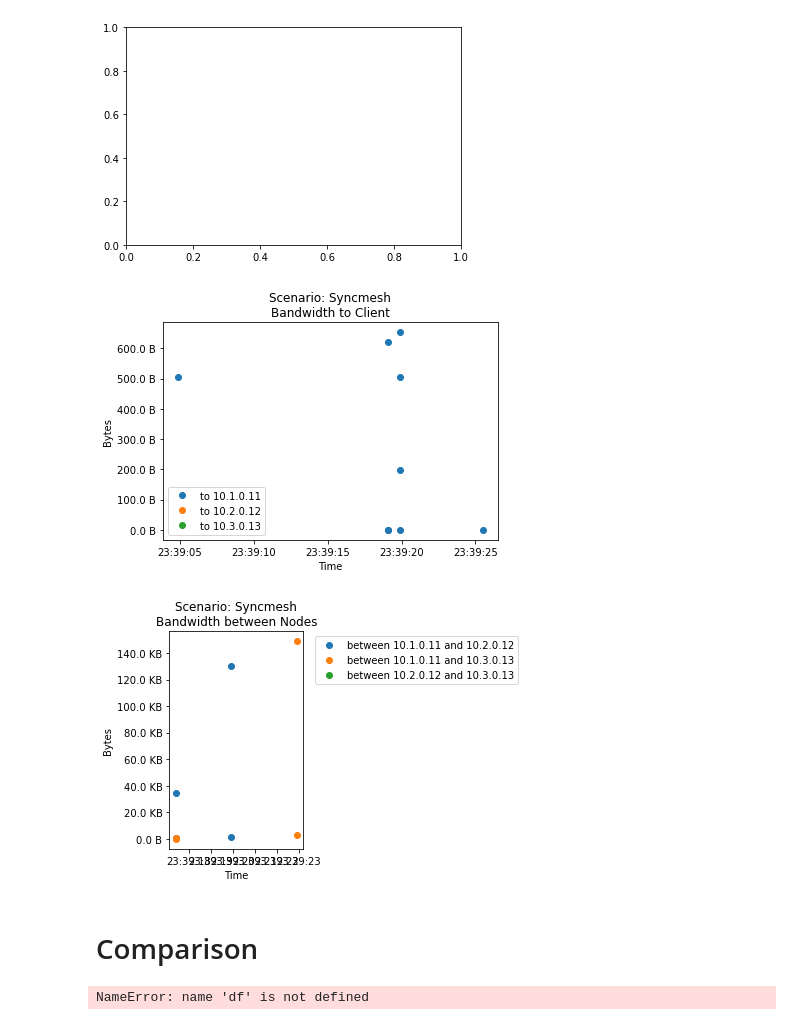
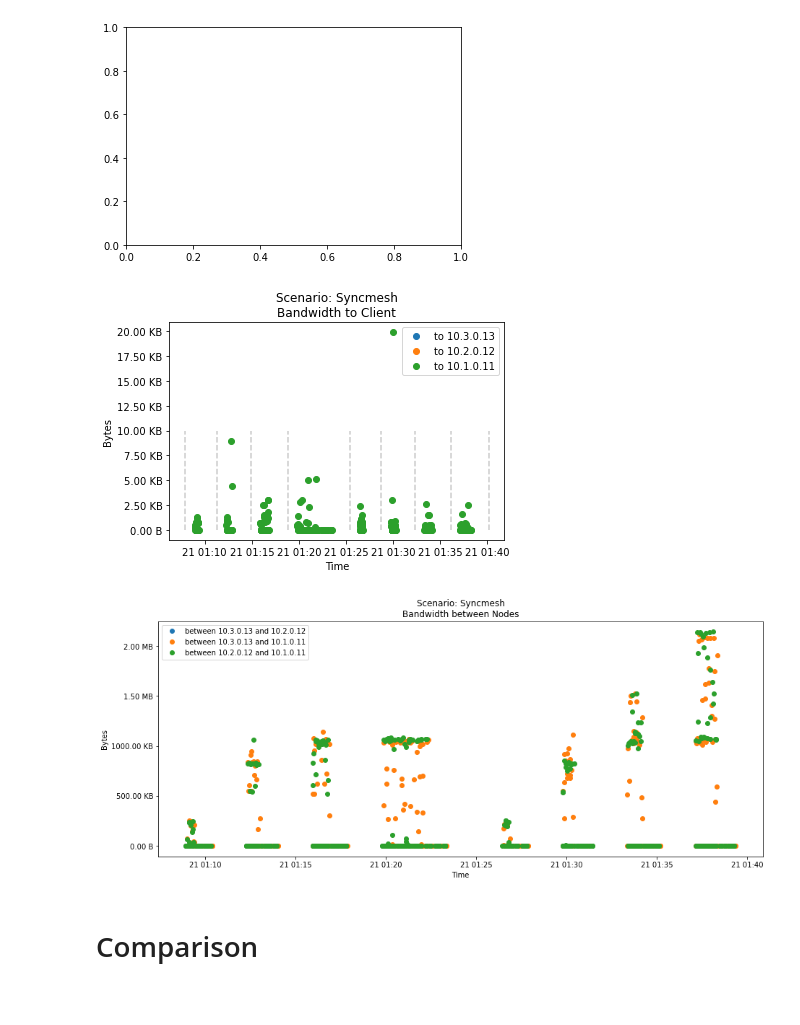
Before and after one commit to dos-group/syncmesh, a Jupyter notebook: evaluation/Main.ipynb, the cells around one changed output. Saved outputs shown, nothing was run; the diff lists cells and outputs as text; code cells hidden in the pictures; blank space fills up the shorter version.

```diff
--- a/evaluation/Main.ipynb
+++ b/evaluation/Main.ipynb
@@ -29,15 +45,19 @@ def filterDataForLocalTraffic(df):
     df = df[df["jsonPayload.connection.dest_ip"].str.contains(r'^10\.')]
     return df
 
-df_sync = loadData('data/20210721/experiment-syncmesh-with-latency.log')
-df_base = loadData('data/20210721/experiment-baseline-with-latency.log')
+# df_sync = loadData('data/20210721/experiment-syncmesh-with-latency-3.log')
+# df_base = loadData('data/20210721/experiment-baseline-with-latency-3.log')
+df_sync = loadDataCSV(f'{outdir}/experiment-syncmesh-with-latency-3.csv')
+df_base = loadDataCSV(f'{outdir}/experiment-baseline-with-latency-3.csv')
+
+# df_sync.info()
 
 orig_df = df_sync
 
 df_sync = filterDataForLocalTraffic(df_sync)
 df_base = filterDataForLocalTraffic(df_base)
 
-
+df_base.to_csv(f"test.csv")
 # TODO: Filter Entries for port specific traffic
 
 
@@ -48,5 +68,5 @@ nodes = [node for node in nodes if node not in [ip_client, ip_server, ip_orchest
 
 # Print Table
 # df[["jsonPayload.connection.src_ip", "jsonPayload.connection.src_port", "jsonPayload.connection.dest_ip", "jsonPayload.bytes_sent", "jsonPayload.rtt_msec"]].unique()
-df_sync.index
+# df_sync.index
 # %% [output]
@@ -70,5 +74,9 @@ DatetimeIndex(['2021-07-20 23:39:04.883558+00:00',
 # %%
-def calcSubset(df):
+
+def calcSubset(df, ports = [8080,27017]):
+    # df = df[df['jsonPayload.connection.dest_port'].isin(ports)]
+    # df = df[df['jsonPayload.connection.src_port'].isin(ports)]
+
 
     fromClient = df[df['jsonPayload.connection.src_ip']==ip_client]
     toServer = df[df['jsonPayload.connection.dest_ip']==ip_server]
@@ -92,7 +100,7 @@ def calcSubset(df):
 
     return fromClientDataset, toServerDataset, betweenNodesDataset
 
-fromClientDataset, toServerDataset, betweenNodesDataset = calcSubset(df_base)
+fromClientDataset, toServerDataset, betweenNodesDataset = calcSubset(df_base, [27017])
 
 # print(nodeCombinations)
 # toServer.head()
@@ -140,11 +149,0 @@ plt.show()
-# %%
-fig, ax = plt.subplots()
-# ax.set_ylim(0,500)
-for key in toServerDataset:
-    ax.plot(toServerDataset[key].index, toServerDataset[key]["jsonPayload.bytes_sent"], label=key, marker='o', linestyle='None')
-# set title and legend
-ax.set_title('Bandwidth Accumulated')
-ax.set_yticklabels([to_human_readable(v) if v >= 0 else ' ' for v in
-                    ax.get_yticks(minor=False)])
-ax.legend()
-plt.show()
@@ -153,7 +150,7 @@ plt.show()
 # %% [markdown]
 ## Case: Syncmesh
 # %%
-fromClientDataset, toServerDataset, betweenNodesDataset = calcSubset(df_sync)
+fromClientDataset, toServerDataset, betweenNodesDataset = calcSubset(df_sync, [8080])
 # %%
 fig, ax = plt.subplots()
 # plot histogram
@@ -175,61 +172,31 @@ ax.set_xlabel("Time")
 ax.set_yticklabels([to_human_readable(v) if v >= 0 else ' ' for v in
                     ax.get_yticks(minor=False)])
 ax.legend()
+for timing in list(pd.to_datetime(sync_timings)):
+    ax.vlines(timing, 0, 9999, linestyle='--', alpha=0.2)
 # fig.savefig("out/bandwidth_from_client.png")
 plt.show()
 # %% [output]
-[figure, old version]
+[figure, new version]
 # %%
-fig, ax = plt.subplots()
+fig, ax = plt.subplots(1, 1, figsize=(15, 6))
 
 # ax.set_ylim(0,500)
 for key in betweenNodesDataset:
     ax.plot(betweenNodesDataset[key].index, betweenNodesDataset[key]["jsonPayload.bytes_sent"], label=key, marker='o', linestyle='None')
 # set title and legend
 ax.set_title('Scenario: Syncmesh\nBandwidth between Nodes')
 ax.set_ylabel("Bytes")
 ax.set_xlabel("Time")
 box = ax.get_position()
-ax.set_position([box.x0, box.y0, box.width * 0.4, box.height])
+# ax.set_position([box.x0, box.y0, box.width * 0.4, box.height])
 ax.set_yticklabels([to_human_readable(v) if v >= 0 else ' ' for v in
                     ax.get_yticks(minor=False)])
-ax.legend(loc='upper left', bbox_to_anchor=(1.05, 1))
+ax.legend(loc='upper left')
 
 fig.savefig("out/bandwidth_between_nodes.png")
 plt.show()
 # %% [output]
-[figure, old version]
+[figure, new version]
 # %% [markdown]
 # Comparison
-# %%
-timedfbaseline = df.loc['2021-7-7 16:10':'2021-7-7 16:14']
-
-baselineAggregateBytes = timedfbaseline["jsonPayload.bytes_sent"].sum()
-baselineAggregateRTT = timedfbaseline["jsonPayload.rtt_msec"].sum()
-
-timedfaggregate = df.loc['2021-7-7 16:06':'2021-7-7 16:08']
-
-syncmeshAggregateBytes = timedfaggregate["jsonPayload.bytes_sent"].sum()
-syncmeshAggregateRTT = timedfaggregate["jsonPayload.rtt_msec"].sum()
-
-timedfcollect = df.loc['2021-7-7 16:03':'2021-7-7 16:05']
-
-syncmeshCollectBytes = timedfcollect["jsonPayload.bytes_sent"].sum()
-syncmeshCollectRTT = timedfcollect["jsonPayload.rtt_msec"].sum()
-
-# timedfbaseline.info()
-
-fig, ax = plt.subplots()
-cases = ['Baseline', 'Syncmesh\nAggregate', 'Syncmesh\nCollect']
-values = [baselineAggregateBytes, syncmeshAggregateBytes, syncmeshCollectBytes]
-print(values)
-ax.bar(cases,values)
-ax.set_title('Comparison: Bytes')
-ax.set_yticklabels([to_human_readable(v) if v >= 0 else ' ' for v in
-                    ax.get_yticks(minor=False)])
-# ax.set_ylabel("Bytes")
-# ax.set_xlabel("Time")
-fig.savefig("out/comparison.png")
-plt.show()
-# %% [output]
-NameError: name 'df' is not defined
```
Also changed, not shown: parts of 12 cells of this notebook, 1 other file.
